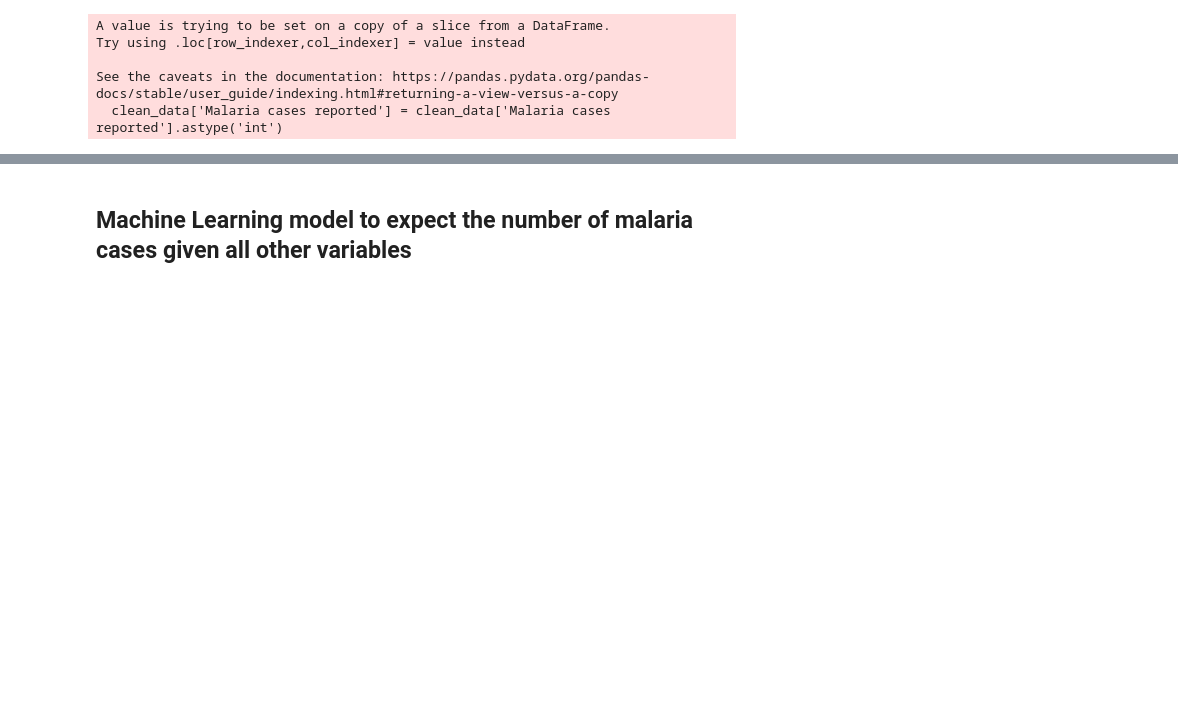
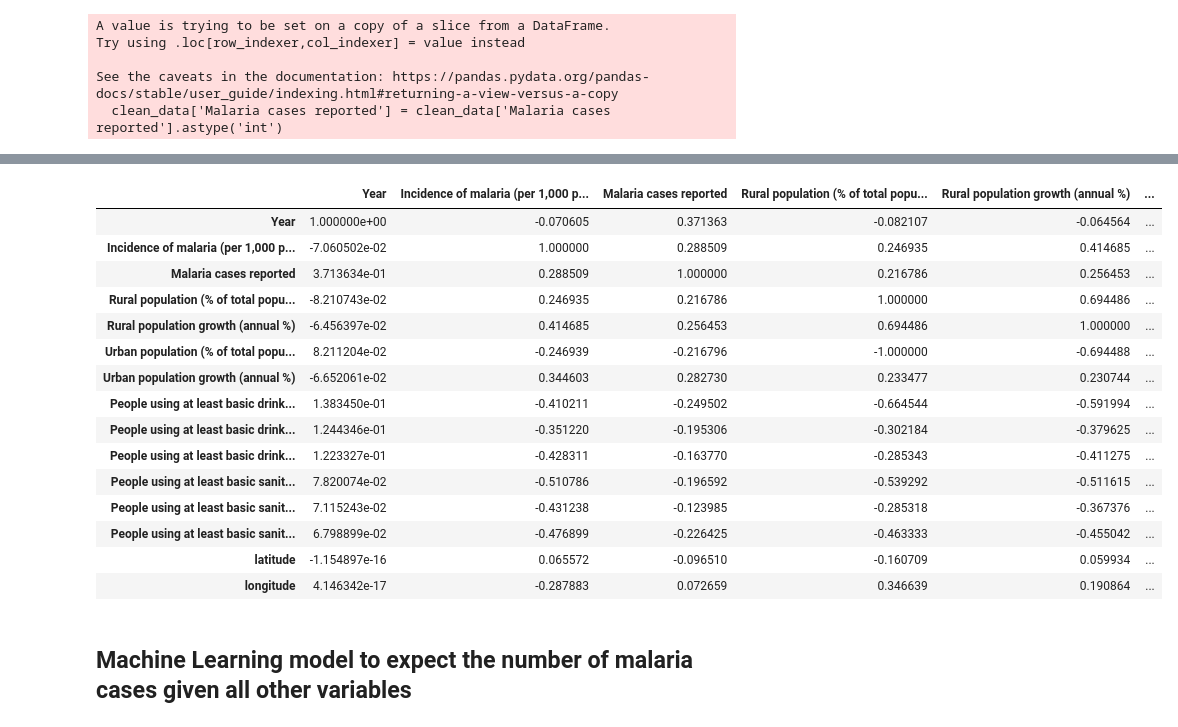
Before and after one commit to ahmedmeshref/Malaria-in-Africa-Analysis, a Jupyter notebook: Malaria_Prevention_Analysis.ipynb, the cells around one changed output, grey strips where cells are left out. Cells and saved outputs as stored; diff of their text form; code cells hidden in the pictures; blank space fills up the shorter version.

Commit message:
Perform data analysis on malaria cases

```diff
--- a/Malaria_Prevention_Analysis.ipynb
+++ b/Malaria_Prevention_Analysis.ipynb
@@ -217,3 +266,23 @@ memory usage: 81.6+ KB
+# %%
+# Correlation between all existing features and Incidence of malaria (per 1,000 population at risk)
+clean_data.corr()
+# %% [output]
+|  | Year | Incidence of malaria (per 1,000 p... | Malaria cases reported | Rural population (% of total popu... | Rural population growth (annual %) | ... |
+| Year | 1.000000e+00 | -0.070605 | 0.371363 | -0.082107 | -0.064564 | ... |
+| Incidence of malaria (per 1,000 p... | -7.060502e-02 | 1.000000 | 0.288509 | 0.246935 | 0.414685 | ... |
+| Malaria cases reported | 3.713634e-01 | 0.288509 | 1.000000 | 0.216786 | 0.256453 | ... |
+| Rural population (% of total popu... | -8.210743e-02 | 0.246935 | 0.216786 | 1.000000 | 0.694486 | ... |
+| Rural population growth (annual %) | -6.456397e-02 | 0.414685 | 0.256453 | 0.694486 | 1.000000 | ... |
+| Urban population (% of total popu... | 8.211204e-02 | -0.246939 | -0.216796 | -1.000000 | -0.694488 | ... |
+| Urban population growth (annual %) | -6.652061e-02 | 0.344603 | 0.282730 | 0.233477 | 0.230744 | ... |
+| People using at least basic drink... | 1.383450e-01 | -0.410211 | -0.249502 | -0.664544 | -0.591994 | ... |
+| People using at least basic drink... | 1.244346e-01 | -0.351220 | -0.195306 | -0.302184 | -0.379625 | ... |
+| People using at least basic drink... | 1.223327e-01 | -0.428311 | -0.163770 | -0.285343 | -0.411275 | ... |
+| People using at least basic sanit... | 7.820074e-02 | -0.510786 | -0.196592 | -0.539292 | -0.511615 | ... |
+| People using at least basic sanit... | 7.115243e-02 | -0.431238 | -0.123985 | -0.285318 | -0.367376 | ... |
+| People using at least basic sanit... | 6.798899e-02 | -0.476899 | -0.226425 | -0.463333 | -0.455042 | ... |
+| latitude | -1.154897e-16 | 0.065572 | -0.096510 | -0.160709 | 0.059934 | ... |
+| longitude | 4.146342e-17 | -0.287883 | 0.072659 | 0.346639 | 0.190864 | ... |
 # %% [markdown]
 ## Machine Learning model to expect the number of malaria cases given all other variables
 # %%
```
Also changed, not shown: parts of 14 cells of this notebook.
